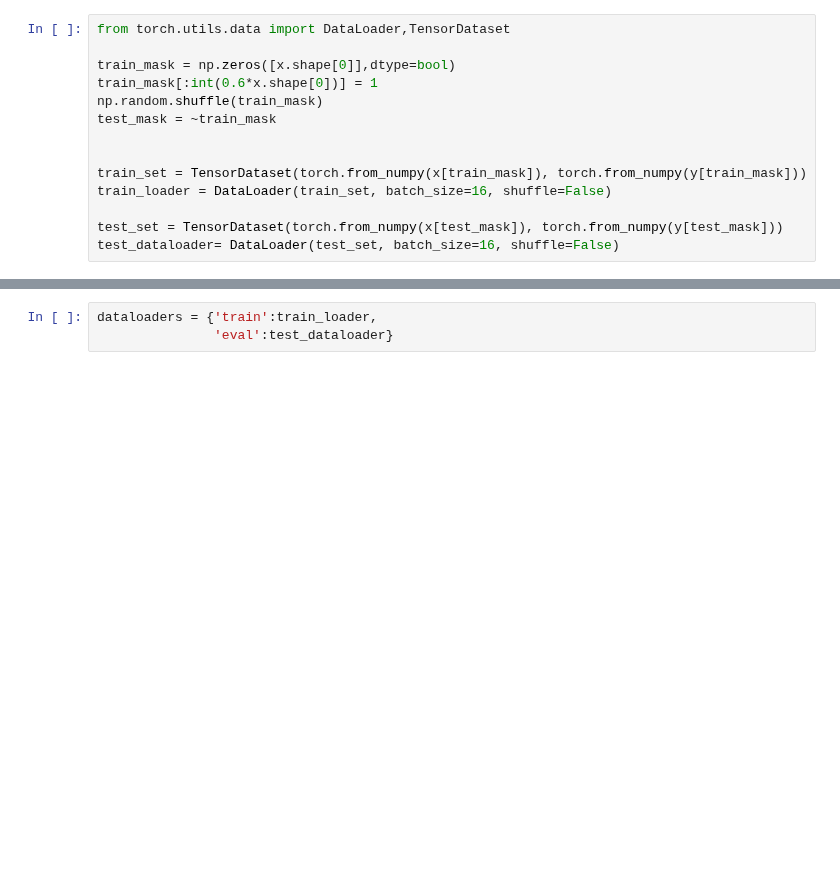
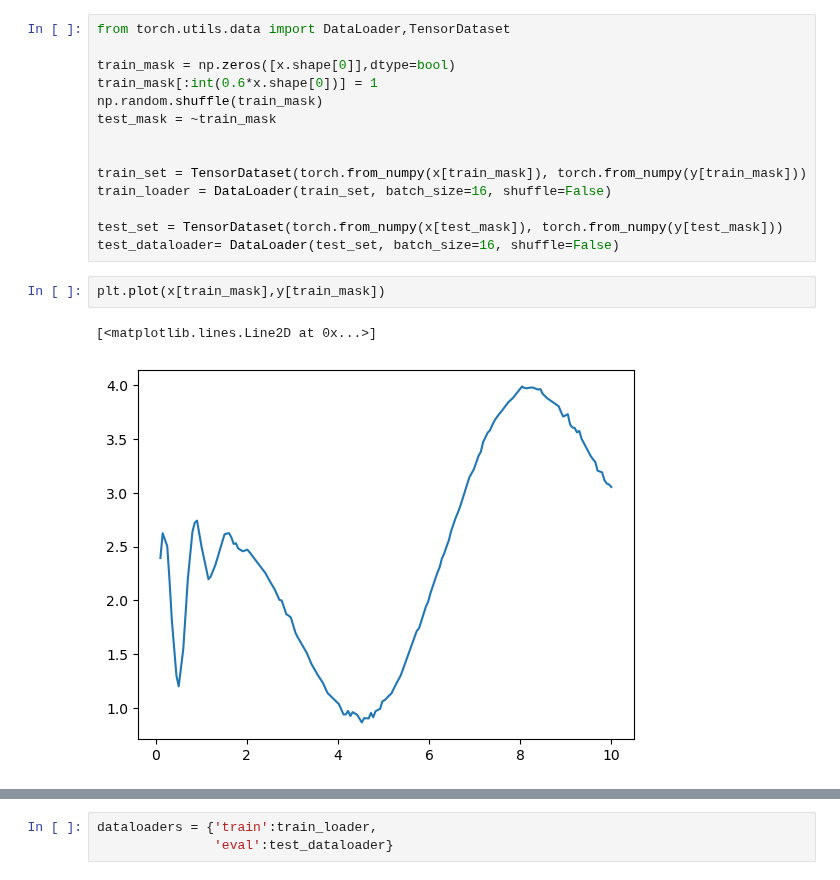
Before and after one commit to Ricu/fantastic-umbrella, a Jupyter notebook: test.ipynb, the cells around one changed output, grey strips where cells are left out. Drawn from its saved outputs; the diff is of its cells as text; blank space fills up the shorter version.

```diff
--- a/test.ipynb
+++ b/test.ipynb
@@ -73,3 +71,8 @@ train_loader = DataLoader(train_set, batch_size=16, shuffle=False)
 
 test_set = TensorDataset(torch.from_numpy(x[test_mask]), torch.from_numpy(y[test_mask]))
 test_dataloader= DataLoader(test_set, batch_size=16, shuffle=False)
+# %%
+plt.plot(x[train_mask],y[train_mask])
+# %% [output]
+[<matplotlib.lines.Line2D at 0x...>]
+[figure, added]
```
Also changed, not shown: parts of 16 cells of this notebook.
